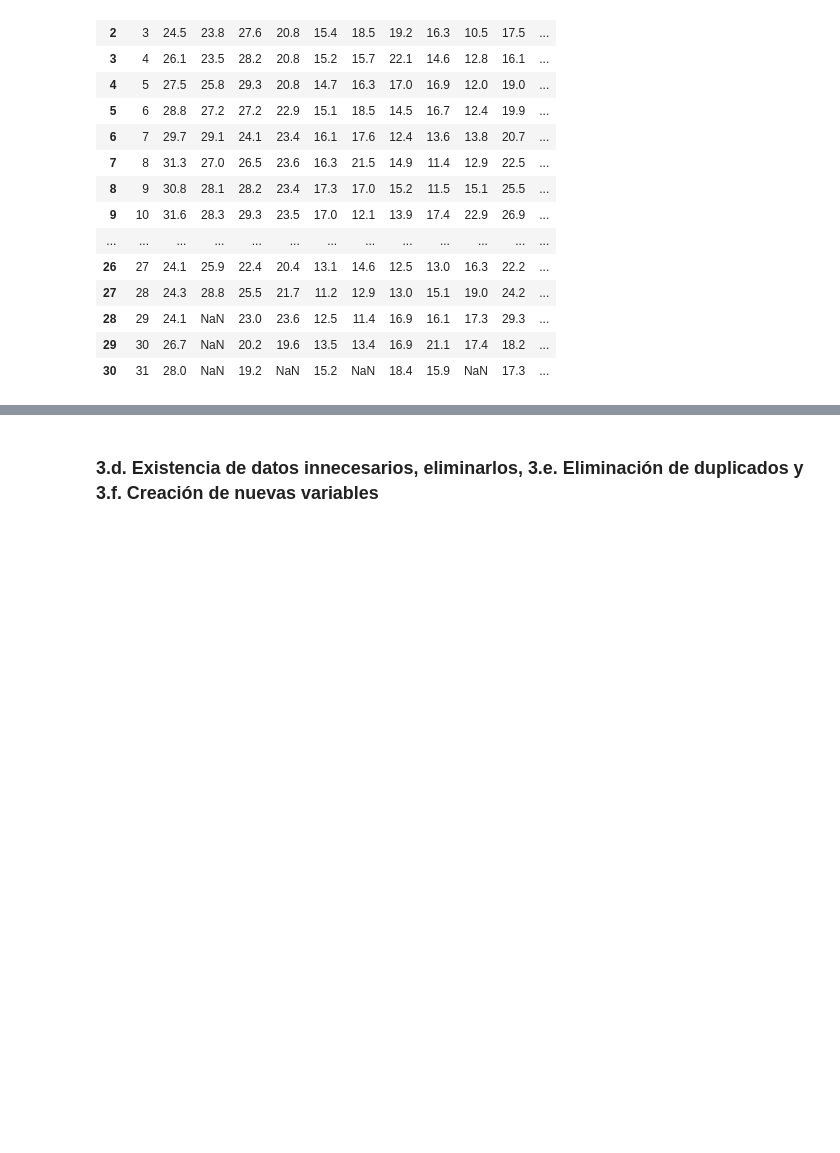
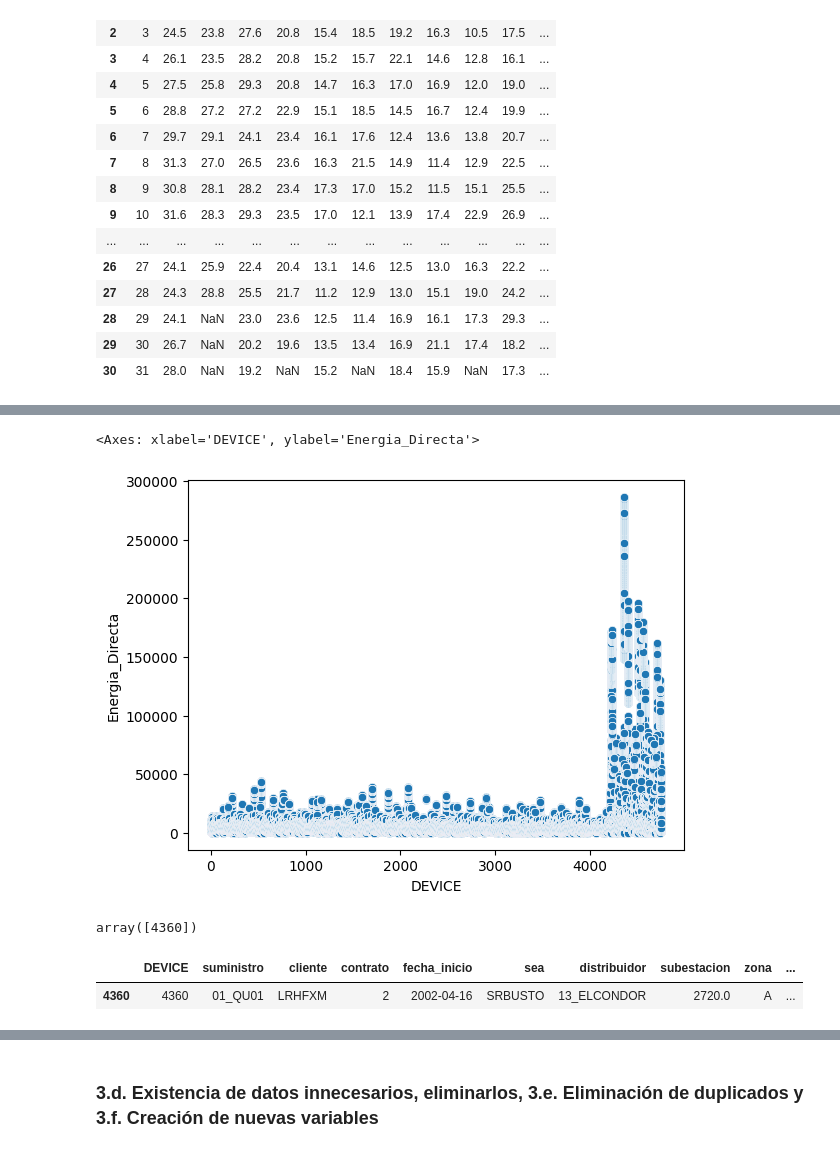
Before and after one commit to pasollipaula/DiplodatosMentoria, a Jupyter notebook: carga_datasets.ipynb, the cells around one changed output, grey strips where cells are left out. Saved outputs shown, nothing was run; the diff lists cells and outputs as text; code cells hidden in the pictures; blank space fills up the shorter version.

```diff
--- a/carga_datasets.ipynb
+++ b/carga_datasets.ipynb
@@ -503,0 +519,14 @@ temperatura_avg
+# %%
+sns.scatterplot(data=consumos, x='DEVICE', y='Energia_Directa')
+# %% [output]
+<Axes: xlabel='DEVICE', ylabel='Energia_Directa'>
+[figure, added]
+# %%
+consumos.loc[consumos['Energia_Directa']>=200000]['DEVICE'].unique()
+# %% [output]
+array([4360])
+# %%
+qgis.loc[qgis['DEVICE']==4360]
+# %% [output]
+|  | DEVICE | suministro | cliente | contrato | fecha_inicio | sea | distribuidor | subestacion | zona | ... |
+| 4360 | 4360 | 01_QU01 | LRHFXM | 2 | 2002-04-16 | SRBUSTO | 13_ELCONDOR | 2720.0 | A | ... |
```
Also changed, not shown: parts of 4 cells of this notebook.
